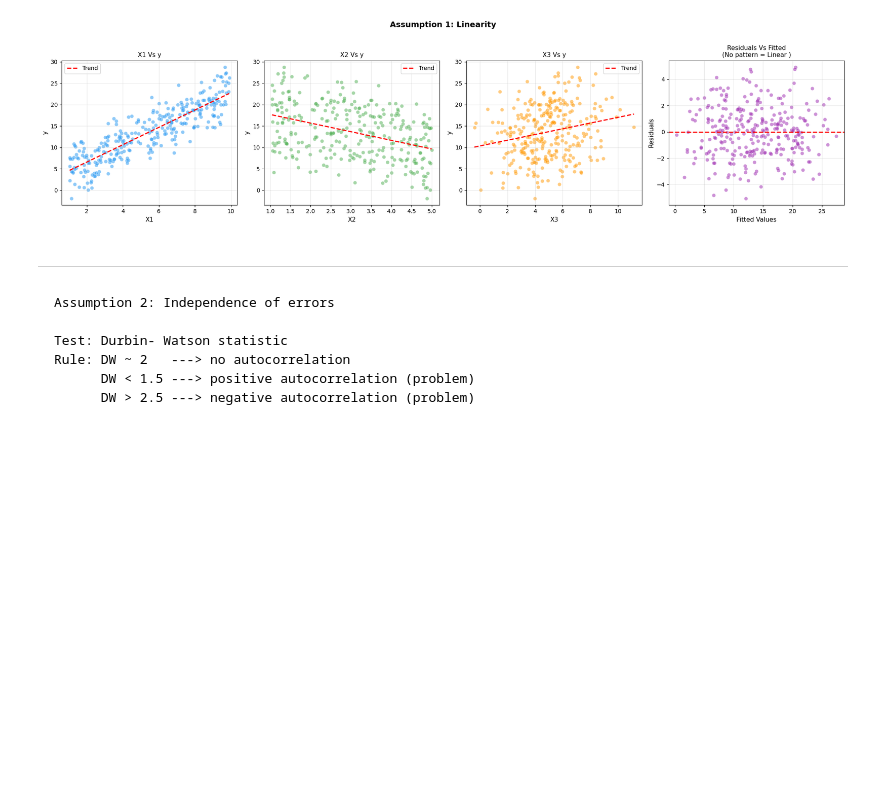
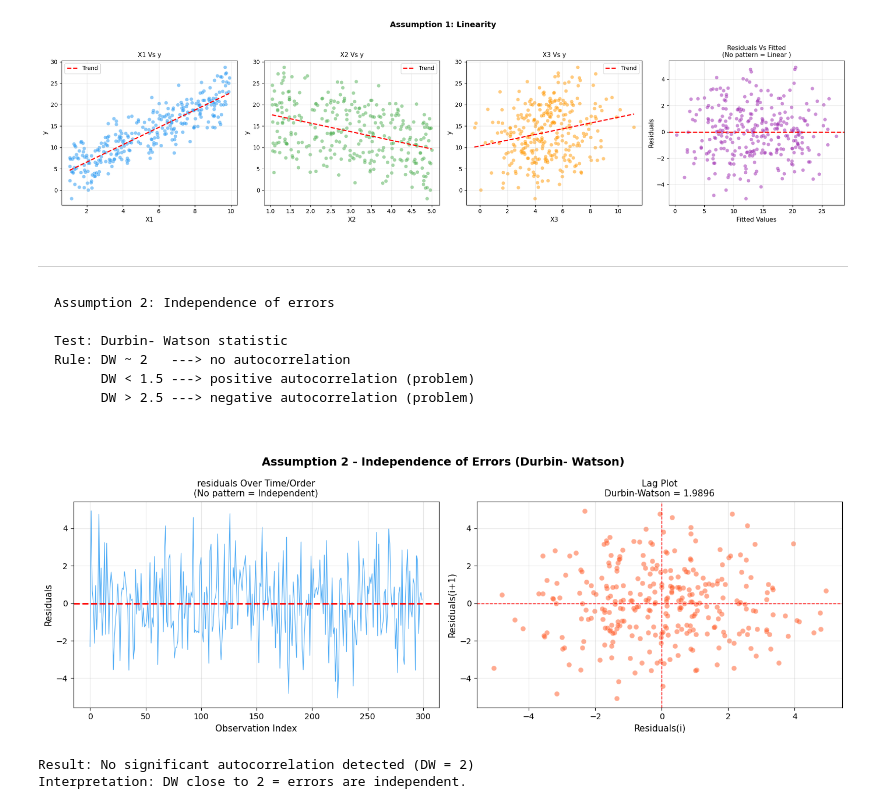
Before and after one commit to the-liyanage/from-scratch, a Jupyter notebook: regression/linear-regression/stat-tests.ipynb, the cells around one changed output. Saved outputs shown, nothing was run; the diff lists cells and outputs as text; code cells hidden in the pictures; blank space fills up the shorter version.

Commit message:
independence of errors/ durbin-watson test added

```diff
--- a/regression/linear-regression/stat-tests.ipynb
+++ b/regression/linear-regression/stat-tests.ipynb
@@ -156,7 +156,51 @@ Rule: DW ~ 2   ---> no autocorrelation
 # %%
 def test_independence(residuals):
     dw_stat = durbin_watson(residuals)
 
     fig, axes = plt.subplots(1, 2, figsize=(14, 5))
     fig.suptitle("Assumption 2 - Independence of Errors (Durbin- Watson)", fontsize = 14,
                  fontweight = "bold")
+
+    # Residuals over observations index
+    axes[0].plot(range(len(residuals)), residuals, color = "#2196F3", linewidth = 0.8,
+                 alpha = 0.8)
+    axes[0].axhline(0, color = "red", linewidth = 2, linestyle = "--")
+    axes[0].set_xlabel("Observation Index", fontsize = 11)
+    axes[0].set_ylabel("Residuals", fontsize = 11)
+    axes[0].set_title("residuals Over Time/Order\n(No pattern = Independent)",
+                      fontsize = 11)
+    axes[0].grid(True, alpha = 0.3)
+
+
+    # Lag plot: residual[i] vs residual[i-1]
+    axes[1].scatter(residuals[:-1], residuals[1:], alpha = 0.5, color = "#FF5722",
+                    edgecolor = "white", linewidth = 0.3, s = 40)
+    axes[1].axhline(0, color = "red", linewidth = 1, linestyle = "--")
+    axes[1].axvline(0, color = "red", linewidth = 1, linestyle = "--")
+    axes[1].set_xlabel("Residuals(i)", fontsize = 11)
+    axes[1].set_ylabel("Residuals(i+1)", fontsize = 11)
+    axes[1].set_title(f"Lag Plot\nDurbin-Watson = {dw_stat:.4f}", fontsize = 11)
+    axes[1].grid(True, alpha = 0.3)
+
+
+    plt.tight_layout()
+    plt.show()
+
+
+    if 1.5 <= dw_stat <= 2.5:
+        print("\n\n\nResult: No significant autocorrelation detected (DW = 2)")
+    elif dw_stat < 1.5:
+        print(" Result: Positive autocorrelation detected (DW < 1.5)")
+
+    else:
+        print("Result: Negative autocorrelation detected (DW > 2.5)")
+    print("Interpretation: DW close to 2 = errors are independent.")
+    return dw_stat
+
+
+if __name__ == "__main__":
+    test_independence(residuals)
+# %% [output]
+[figure, added]
+Result: No significant autocorrelation detected (DW = 2)
+Interpretation: DW close to 2 = errors are independent.
```
